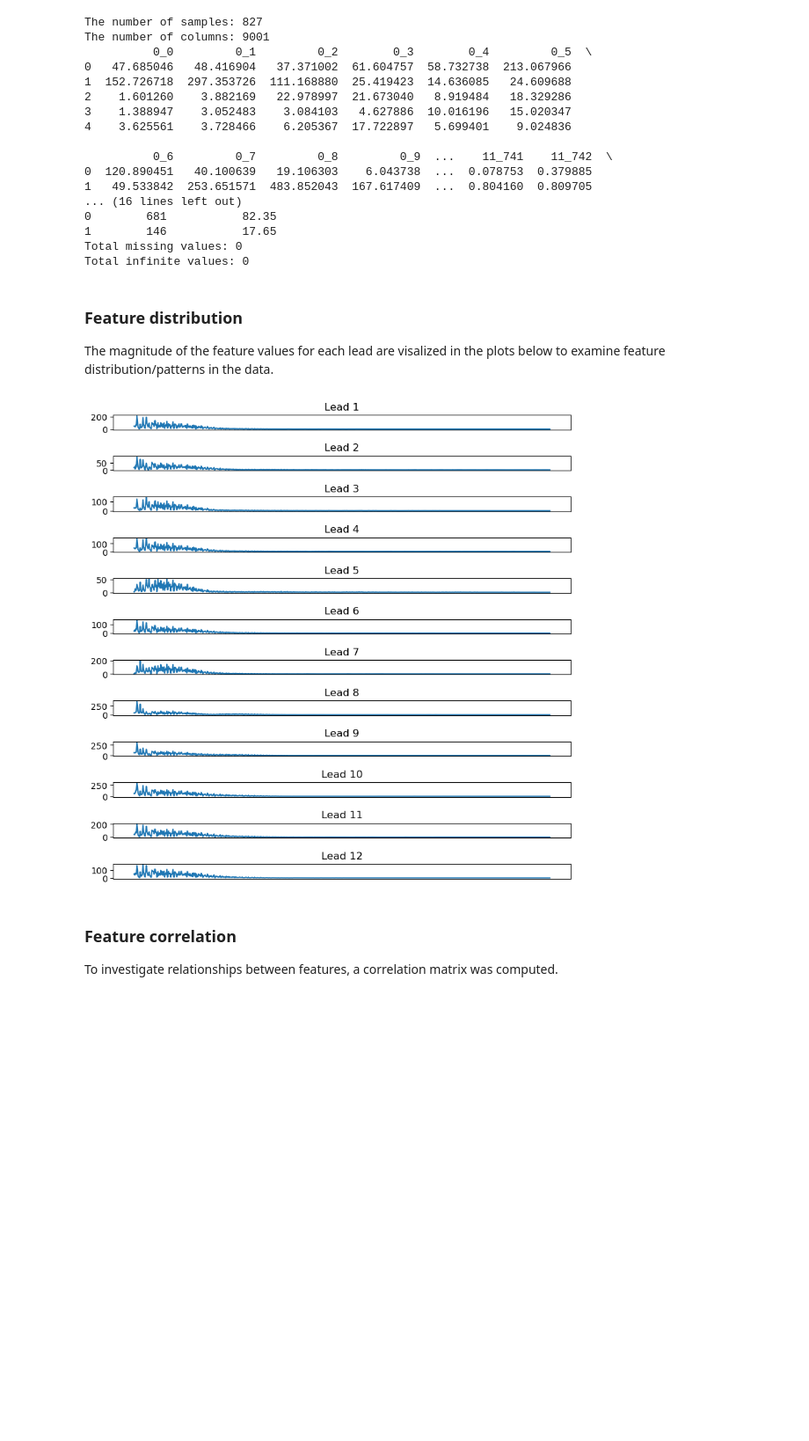
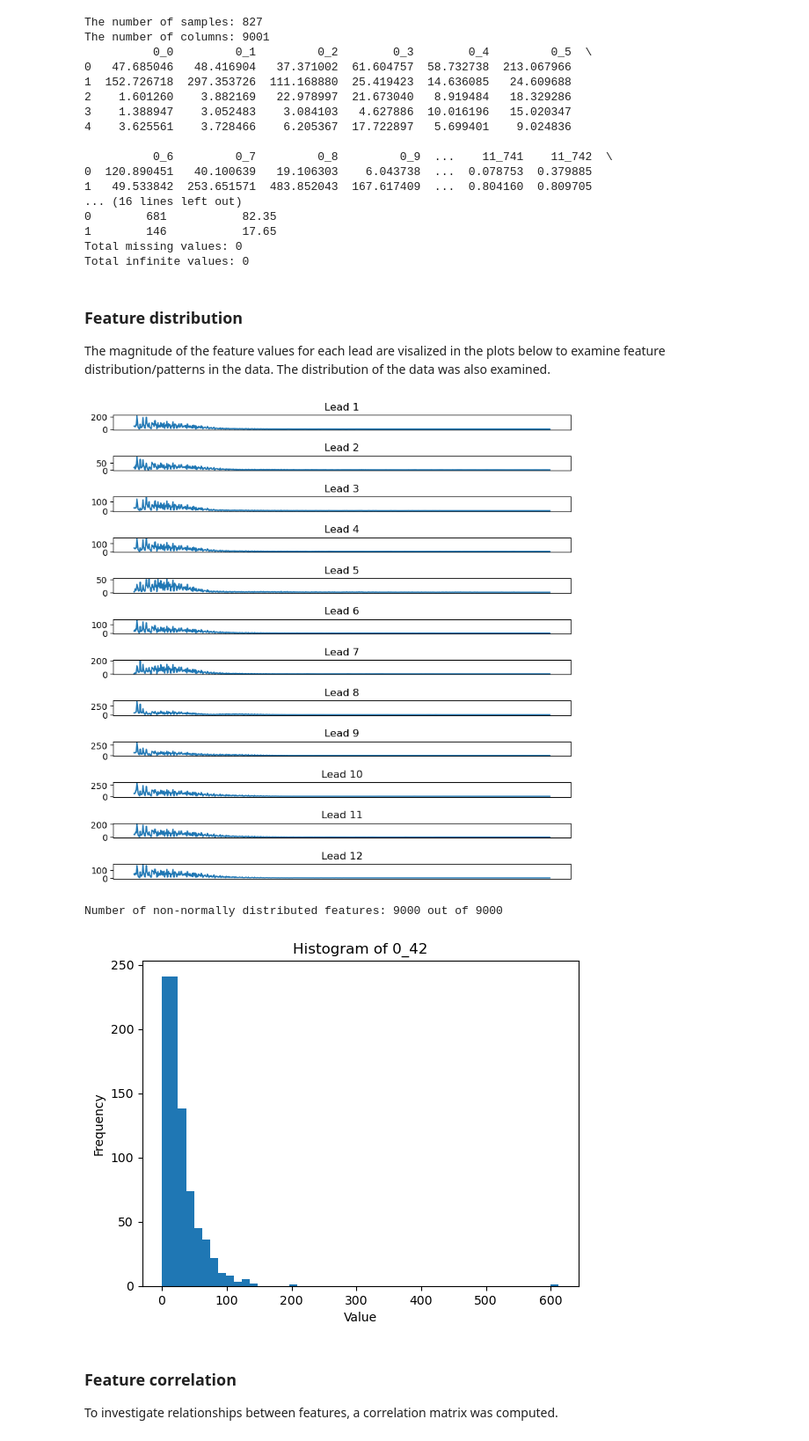
Before and after one commit to A-Bosselaar/TM10007-Machine-Learning-assignment, a Jupyter notebook: data_characteristics.ipynb, the cells around one changed output. Shown: that part at 88% size. Drawn from its saved outputs; the diff is of its cells as text; code cells hidden in the pictures; blank space fills up the shorter version.

```diff
--- a/data_characteristics.ipynb
+++ b/data_characteristics.ipynb
@@ -58,38 +58,63 @@ Total infinite values: 0
 # %% [markdown]
 ### Feature distribution
 
-The magnitude of the feature values for each lead are visalized in the plots below to examine feature distribution/patterns in the data.
+The magnitude of the feature values for each lead are visalized in the plots below to examine feature distribution/patterns in the data. The distribution of the data was also examined.
 # %%
 import matplotlib.pyplot as plt
 
 # Select the first row (single ECG waveform)
 sample_number = 0  # Index of the sample to visualize, use 0 for a normal ECG and 1 for an abnormal ECG
 #(as the first sample is normal and the second abnormal)
 sample_ecg = data.iloc[sample_number, :-1]  # Select first row (first ECG signal) and exclude label
 
 num_leads = 12
 lead_size = 750
 
 fig, axes = plt.subplots(num_leads, 1, figsize=(8, 8))
 axes = axes.flatten()
 
 # Loop through each lead
 for i, ax in enumerate(axes):
     lead_start = i * lead_size       # Calculate the start index of the lead
     lead_end = (i + 1) * lead_size  # Calculate the end index of the lead
     lead = sample_ecg[lead_start:lead_end]  # Extract the lead data
 
     ax.plot(lead)  # Plot the lead
     ax.set_title(f'Lead {i+1}')  # Add title
 
     # Remove x-axis ticks and labels
     ax.set_xticks([])
     ax.set_xticklabels([])
 
 plt.tight_layout()  # Adjust the subplots to fit into the figure
 plt.show()
+
+# Check whether the data is normally distributed
+from scipy import stats
+non_normal_features = []
+p_values = {}
+
+for col in data.columns[:-1]:  # Skip label
+    feature_data = data[col].dropna()
+    stat, p = stats.normaltest(feature_data)
+    p_values[col] = p
+    if p < 0.05:
+        non_normal_features.append(col)
+
+print(f"Number of non-normally distributed features: {len(non_normal_features)} out of {len(data.columns) - 1}")
+
+import matplotlib.pyplot as plt
+
+random_feature = data.columns[42]  # Choose any index
+plt.hist(data[random_feature].dropna(), bins=50)
+plt.title(f'Histogram of feature {random_feature}')
+plt.xlabel('Value')
+plt.ylabel('Frequency')
+plt.show()
 # %% [output]
 [figure]
+Number of non-normally distributed features: 9000 out of 9000
+[figure, added]
 # %% [markdown]
 ### Feature correlation
 
```
Also changed, not shown: 1 other file.
